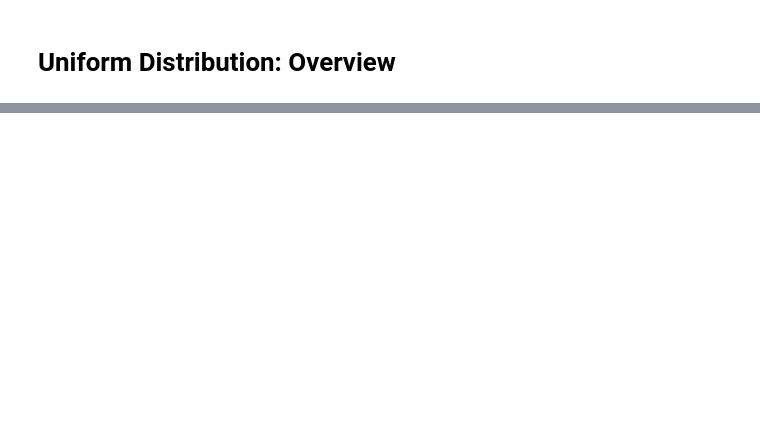
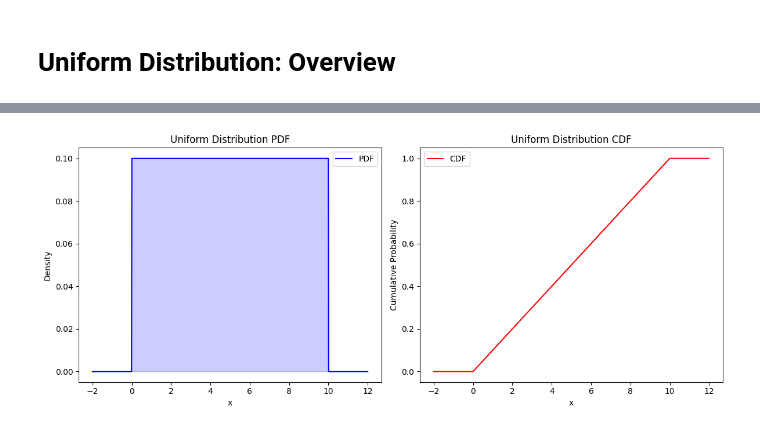
Before and after one commit to WenfongWW/Statistics-with-Python, a Jupyter notebook: Probability Distribution/2.Uniform_Distribution.ipynb, the cells around one changed output, grey strips where cells are left out. Drawn from its saved outputs; the diff is of its cells as text; code cells hidden in the pictures; blank space fills up the shorter version.

```diff
--- a/Probability Distribution/2.Uniform_Distribution.ipynb
+++ b/Probability Distribution/2.Uniform_Distribution.ipynb
@@ -67,0 +81,37 @@ $$
+# %%
+import numpy as np
+import matplotlib.pyplot as plt
+import scipy.stats as stats
+
+# Parameters
+a = 0
+b = 10
+
+# Generate data
+x = np.linspace(a - 2, b + 2, 1000)
+pdf = stats.uniform.pdf(x, loc=a, scale=b-a)
+cdf = stats.uniform.cdf(x, loc=a, scale=b-a)
+
+# Plot PDF
+plt.figure(figsize=(12, 5))
+
+plt.subplot(1, 2, 1)
+plt.plot(x, pdf, 'b', label='PDF')
+plt.fill_between(x, pdf, alpha=0.2, color='blue')
+plt.title('Uniform Distribution PDF')
+plt.xlabel('x')
+plt.ylabel('Density')
+plt.legend()
+
+# Plot CDF
+plt.subplot(1, 2, 2)
+plt.plot(x, cdf, 'r', label='CDF')
+plt.title('Uniform Distribution CDF')
+plt.xlabel('x')
+plt.ylabel('Cumulative Probability')
+plt.legend()
+
+plt.tight_layout()
+plt.show()
+# %% [output]
+[figure, added]
```
Also changed, not shown: parts of 4 cells of this notebook, 3 other files.
